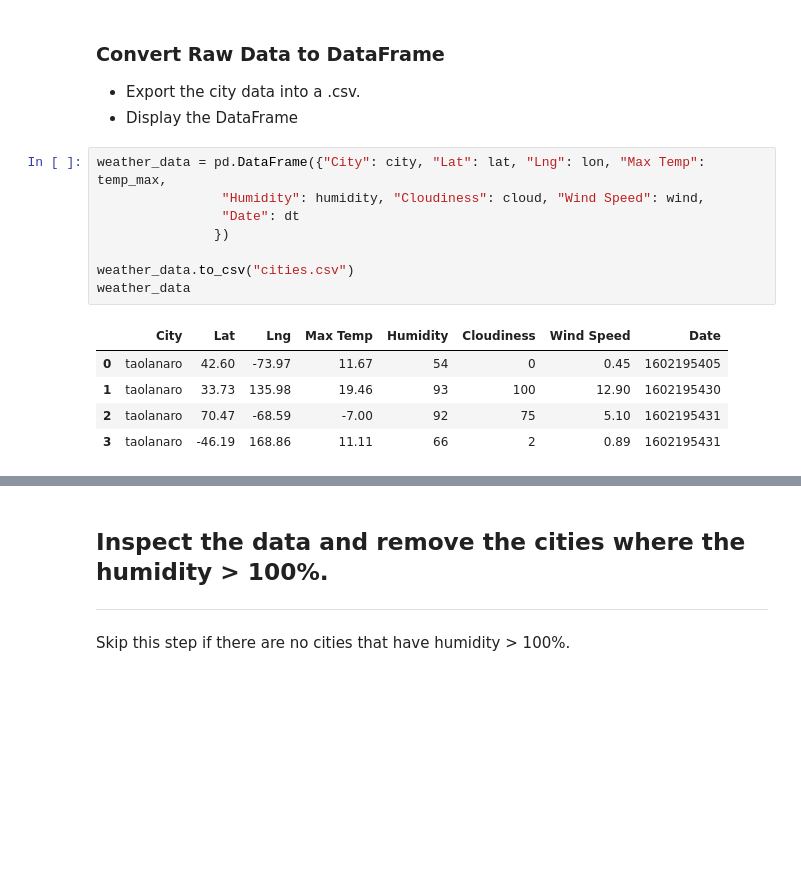
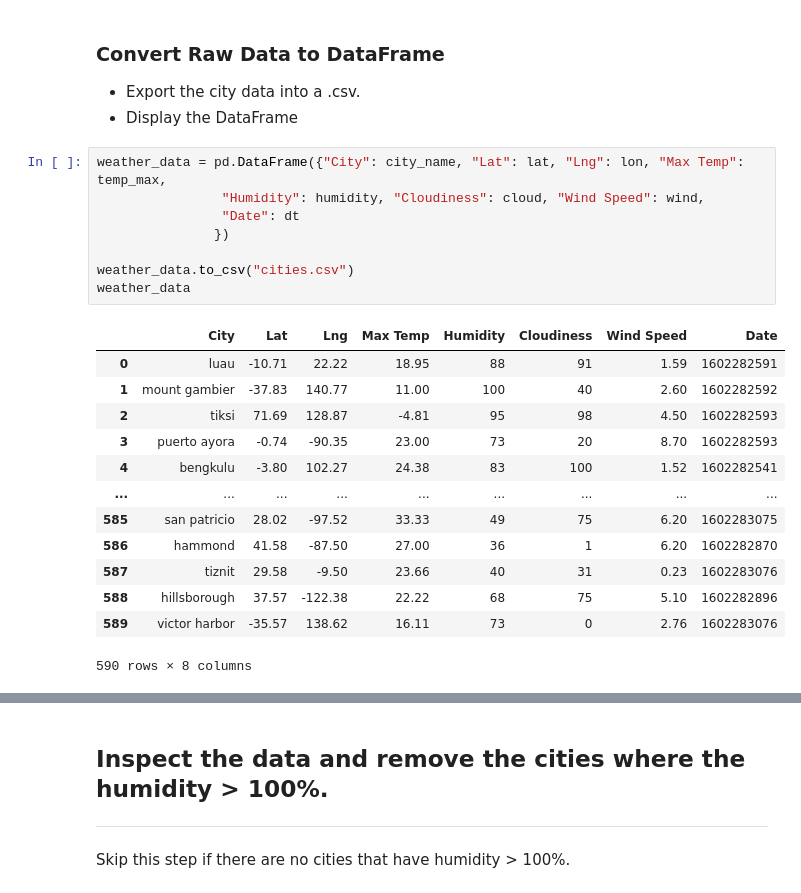
Before and after one commit to shellymnixon/python-api-challenge, a Jupyter notebook: WeatherPy/WeatherPy.ipynb, the cells around one changed output, grey strips where cells are left out. Saved outputs shown, nothing was run; the diff lists cells and outputs as text; blank space fills up the shorter version.

```diff
--- a/WeatherPy/WeatherPy.ipynb
+++ b/WeatherPy/WeatherPy.ipynb
@@ -119,19 +105,27 @@ KeyError: 'coord'
 * Export the city data into a .csv.
 * Display the DataFrame
 # %%
-weather_data = pd.DataFrame({"City": city, "Lat": lat, "Lng": lon, "Max Temp": temp_max,
+weather_data = pd.DataFrame({"City": city_name, "Lat": lat, "Lng": lon, "Max Temp": temp_max,
                 "Humidity": humidity, "Cloudiness": cloud, "Wind Speed": wind,
                 "Date": dt
                })
 
 weather_data.to_csv("cities.csv")
 weather_data
 # %% [output]
 |  | City | Lat | Lng | Max Temp | Humidity | Cloudiness | Wind Speed | Date |
-| 0 | taolanaro | 42.60 | -73.97 | 11.67 | 54 | 0 | 0.45 | 1602195405 |
-| 1 | taolanaro | 33.73 | 135.98 | 19.46 | 93 | 100 | 12.90 | 1602195430 |
-| 2 | taolanaro | 70.47 | -68.59 | -7.00 | 92 | 75 | 5.10 | 1602195431 |
-| 3 | taolanaro | -46.19 | 168.86 | 11.11 | 66 | 2 | 0.89 | 1602195431 |
+| 0 | luau | -10.71 | 22.22 | 18.95 | 88 | 91 | 1.59 | 1602282591 |
+| 1 | mount gambier | -37.83 | 140.77 | 11.00 | 100 | 40 | 2.60 | 1602282592 |
+| 2 | tiksi | 71.69 | 128.87 | -4.81 | 95 | 98 | 4.50 | 1602282593 |
+| 3 | puerto ayora | -0.74 | -90.35 | 23.00 | 73 | 20 | 8.70 | 1602282593 |
+| 4 | bengkulu | -3.80 | 102.27 | 24.38 | 83 | 100 | 1.52 | 1602282541 |
+| ... | ... | ... | ... | ... | ... | ... | ... | ... |
+| 585 | san patricio | 28.02 | -97.52 | 33.33 | 49 | 75 | 6.20 | 1602283075 |
+| 586 | hammond | 41.58 | -87.50 | 27.00 | 36 | 1 | 6.20 | 1602282870 |
+| 587 | tiznit | 29.58 | -9.50 | 23.66 | 40 | 31 | 0.23 | 1602283076 |
+| 588 | hillsborough | 37.57 | -122.38 | 22.22 | 68 | 75 | 5.10 | 1602282896 |
+| 589 | victor harbor | -35.57 | 138.62 | 16.11 | 73 | 0 | 2.76 | 1602283076 |
+590 rows × 8 columns
 # %%
 weather_data.describe()
 # %% [output]
```
Also changed, not shown: parts of 26 cells of this notebook, 2 other files.
